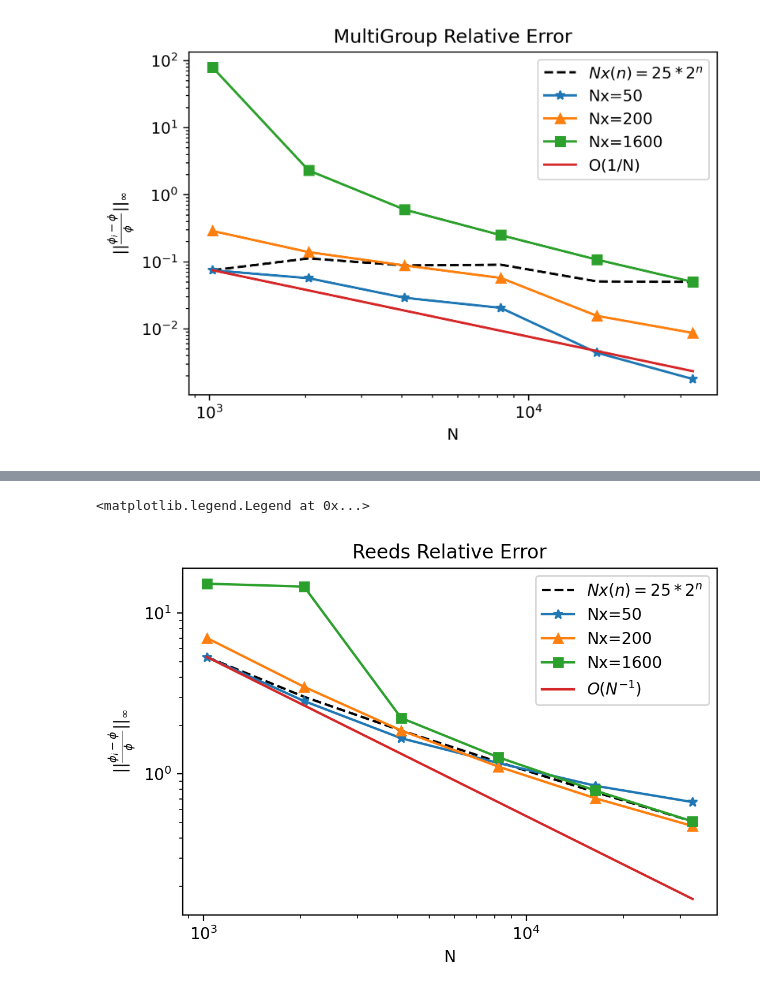
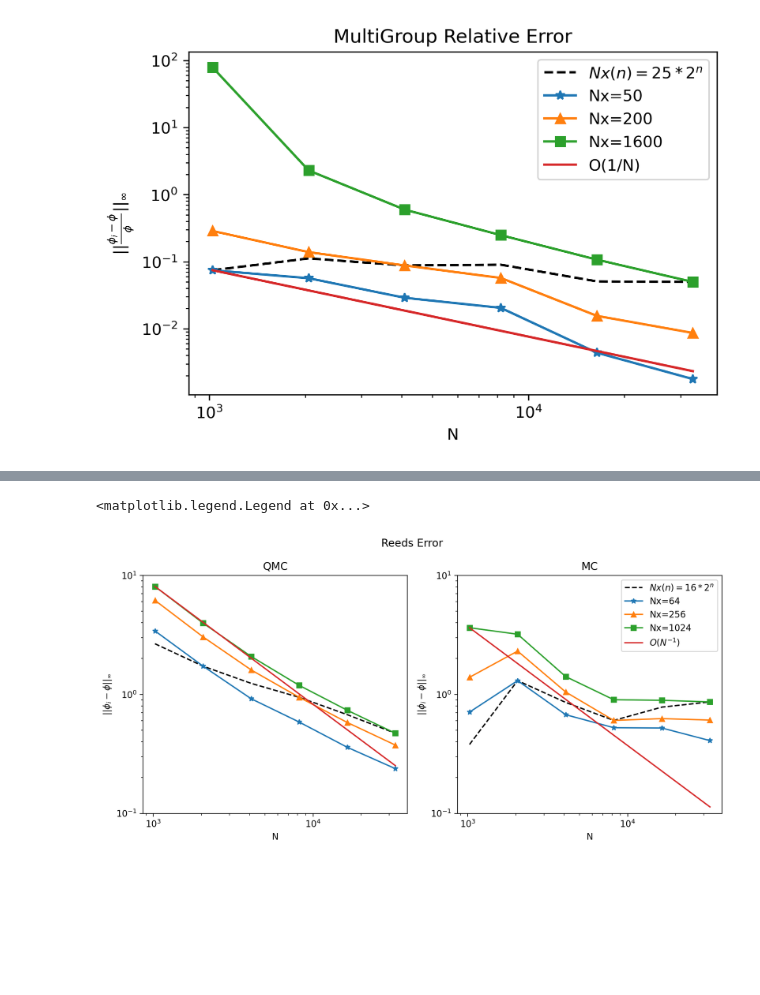
Before and after one commit to spasmann/iQMC.jl, a Jupyter notebook: Examples/error_plotting.ipynb, the cells around one changed output, grey strips where cells are left out. Drawn from its saved outputs; the diff is of its cells as text; code cells hidden in the pictures; blank space fills up the shorter version.

```diff
--- a/Examples/error_plotting.ipynb
+++ b/Examples/error_plotting.ipynb
@@ -192,9 +192,16 @@ plt.legend()
 <matplotlib.legend.Legend at 0x...>
 [figure]
 # %%
-data = np.genfromtxt("/Users/sampasmann/Documents/GitHub/Krylov_QMC/Examples/Reeds/ErrTab(6-6, -5).dat")
-NxVals = 80*np.array([1, 2, 4, 8, 16, 32])
-table = pd.DataFrame(data, columns = Nvals, index = NxVals)
-print("**************************** Reeds ****************************")
+dataSobol = np.genfromtxt("/Users/sampasmann/Documents/GitHub/Krylov_QMC/Examples/Data/ErrTabReedSobol(6-6, -5).dat")
+dataRandom = np.genfromtxt("/Users/sampasmann/Documents/GitHub/Krylov_QMC/Examples/Data/ErrTabReedRandom(6-6, -5).dat")
+
+
+NxVals = 32*np.array([1, 2, 4, 8, 16, 32])
+
+table = pd.DataFrame(dataSobol, columns = Nvals, index = NxVals)
+print("**************************** Reeds Sobol ****************************")
 print(table)
+table = pd.DataFrame(dataRandom, columns = Nvals, index = NxVals)
+print("**************************** Reeds Random ****************************")
+print(table)
 # %% [output]
@@ -209,28 +224,61 @@ print(table)
 # %%
+plt.figure(dpi=200,figsize=(10,5))
+ylabel = r'$||\phi_i - \phi||_\infty$'
+ylim = [10**(-1), 10**(1)]
+plt.suptitle("Reeds Error")
+
+####################################################
+data = dataSobol
 diagonal = np.diag(data)
-Nx50 = data[0,:]
-Nx100 = data[1,:]
-Nx200 = data[2,:]
-Nx400 = data[3,:]
-Nx800 = data[4,:]
-Nx1600 = data[5,:]
-#O = diagonal[0]*np.sqrt(Nvals[0])/np.sqrt(Nvals)
-O = diagonal[0]*(Nvals[0])/(Nvals)
+Nx32 = data[0,:]
+Nx64 = data[1,:]
+Nx128 = data[2,:]
+Nx256 = data[3,:]
+Nx512 = data[4,:]
+Nx1024 = data[5,:]
+O = Nx1024[0]*(Nvals[0])/(Nvals)
 
-plt.figure(dpi=200)
-ylabel = r'$||\frac{\phi_i - \phi}{\phi}||_\infty$'
-
-plt.title("Reeds Relative Error")
+plt.subplot(121)
+plt.title("QMC")
 plt.ylabel(ylabel)
 plt.xlabel("N")
-plt.plot(Nvals, diagonal, 'k--',label=r'$Nx(n)=25*2^{n}$')
-plt.plot(Nvals, Nx50, '*-',label=r'Nx=50')
-plt.plot(Nvals, Nx200, '^-',label=r'Nx=200')
-plt.plot(Nvals, Nx1600, 's-',label=r'Nx=1600')
+plt.plot(Nvals, diagonal, 'k--',label=r'$Nx(n)=16*2^{n}$')
+plt.plot(Nvals, Nx64, '*-',label=r'Nx=50')
+plt.plot(Nvals, Nx256, '^-',label=r'Nx=200')
+plt.plot(Nvals, Nx1024, 's-',label=r'Nx=1600')
 plt.plot(Nvals, O, label = r'$O(N^{-1})$')
 plt.xscale('log')
 plt.yscale('log')
+plt.tight_layout()
+plt.ylim(ylim)
+#plt.legend()
+
+####################################################
+
+data = dataRandom
+diagonal = np.diag(data)
+Nx32 = data[0,:]
+Nx64 = data[1,:]
+Nx128 = data[2,:]
+Nx256 = data[3,:]
+Nx512 = data[4,:]
+Nx1024 = data[5,:]
+O = Nx1024[0]*(Nvals[0])/(Nvals)
+
+plt.subplot(122)
+plt.title("MC")
+plt.ylabel(ylabel)
+plt.xlabel("N")
+plt.plot(Nvals, diagonal, 'k--',label=r'$Nx(n)=16*2^{n}$')
+plt.plot(Nvals, Nx64, '*-',label=r'Nx=64')
+plt.plot(Nvals, Nx256, '^-',label=r'Nx=256')
+plt.plot(Nvals, Nx1024, 's-',label=r'Nx=1024')
+plt.plot(Nvals, O, label = r'$O(N^{-1})$')
+plt.xscale('log')
+plt.yscale('log')
+plt.tight_layout()
+plt.ylim(ylim)
 plt.legend()
 # %% [output]
 <matplotlib.legend.Legend at 0x...>
-[figure, old version]
+[figure, new version]
```
Also changed, not shown: parts of 1 cell of this notebook, 5 other files.
